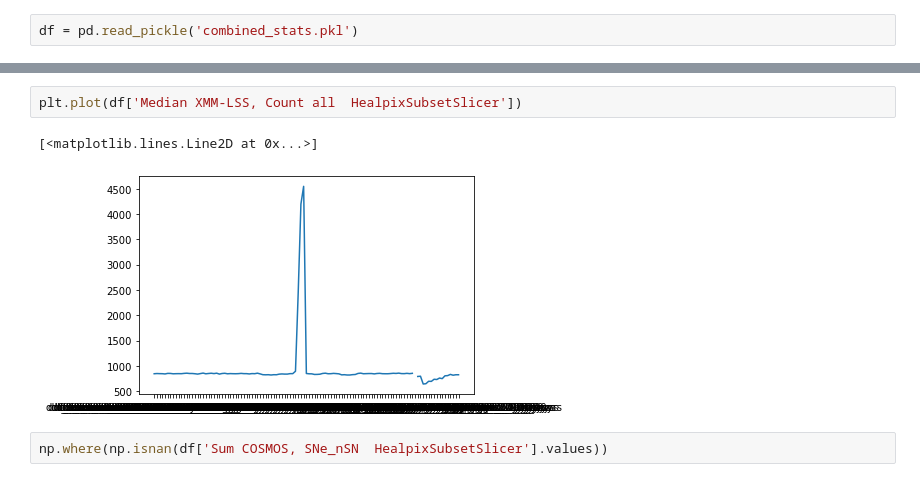
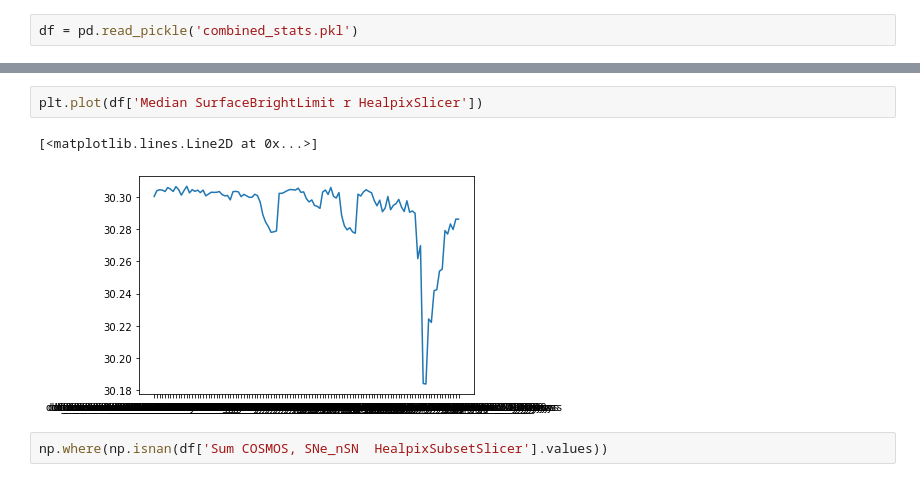
Before and after one commit to lsst-sims/sims_featureScheduler_runs2.1, a Jupyter notebook: maf/combined_look.ipynb, the cells around one changed output, grey strips where cells are left out. Saved outputs shown, nothing was run; the diff lists cells and outputs as text.

```diff
--- a/maf/combined_look.ipynb
+++ b/maf/combined_look.ipynb
@@ -25,8 +26,8 @@ df
 # %%
-plt.plot(df['Median XMM-LSS, Count all  HealpixSubsetSlicer'])
+plt.plot(df['Median SurfaceBrightLimit r HealpixSlicer'])
 # %% [output]
 [<matplotlib.lines.Line2D at 0x...>]
-[figure, old version]
+[figure, new version]
 # %%
 np.where(np.isnan(df['Sum COSMOS, SNe_nSN  HealpixSubsetSlicer'].values))
 # %% [output]
```
Also changed, not shown: parts of 27 cells of this notebook, 2 other files.
